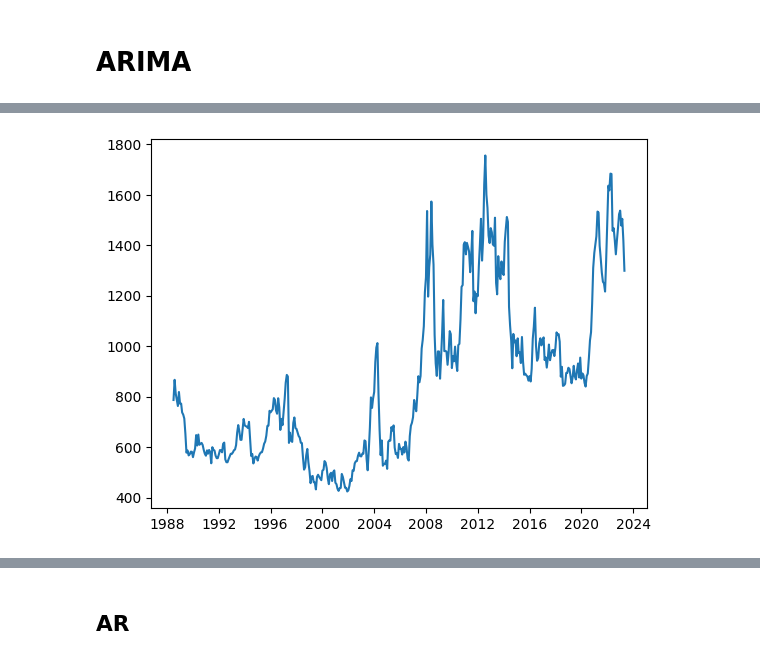
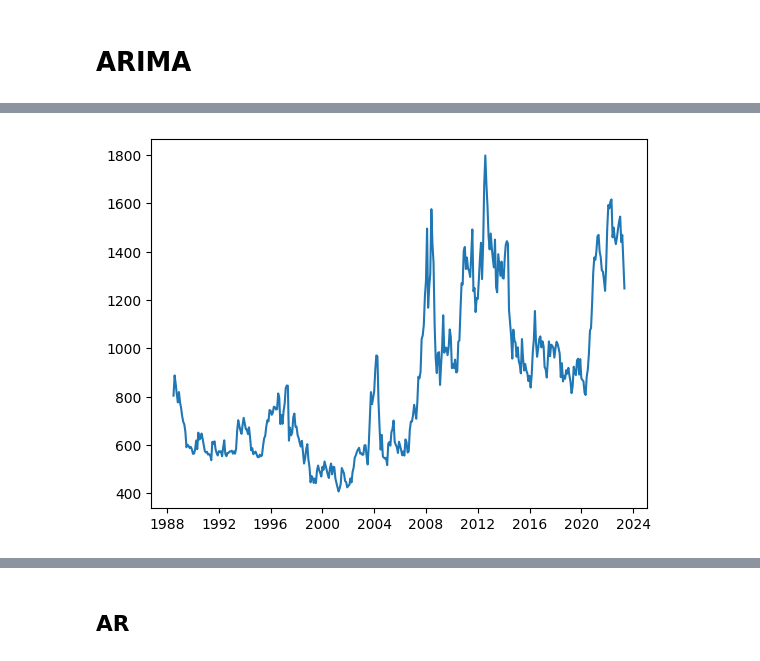
Before and after one commit to tquirelli/Agricultural_Market_Predictions, a Jupyter notebook: tomi-ARIMA.ipynb, the cells around one changed output, grey strips where cells are left out. Saved outputs shown, nothing was run; the diff lists cells and outputs as text; code cells hidden in the pictures.

```diff
--- a/tomi-ARIMA.ipynb
+++ b/tomi-ARIMA.ipynb
@@ -146,6 +151,6 @@ Con la siguiente transformación puedo sacar la estacionalidad para aplicar ARIM
 # %%
-y_arima=df.price-decomposition_mult.seasonal
-plt.plot(df.price-decomposition_mult.seasonal);
+y_arima=df.price/decomposition_mult.seasonal
+plt.plot(df.price/decomposition_mult.seasonal);
 # %% [output]
-[figure, old version]
+[figure, new version]
 # %%
```
Also changed, not shown: parts of 67 cells of this notebook, 1 other file.
